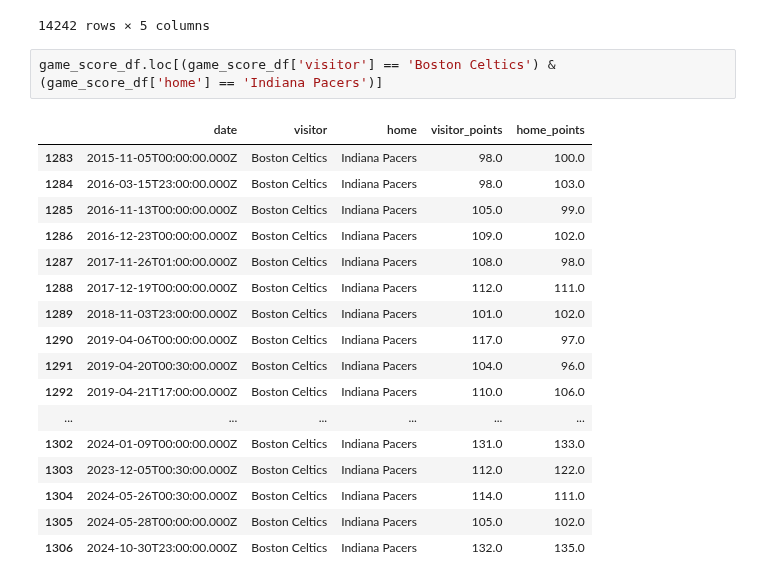
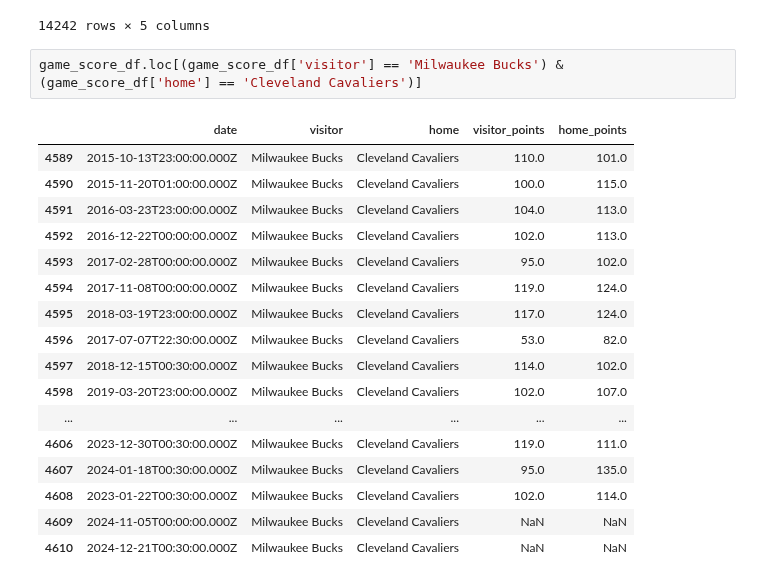
Before and after one commit to VincentGordon-Data-Analyst/nba-api, a Jupyter notebook: teams_etl.ipynb, the cells around one changed output. Drawn from its saved outputs; the diff is of its cells as text.

```diff
--- a/teams_etl.ipynb
+++ b/teams_etl.ipynb
@@ -252,22 +252,22 @@ game_score_df
 | 14241 | 2025-01-24T02:00:00.000Z | Washington Wizards | Utah Jazz | NaN | NaN |
 14242 rows × 5 columns
 # %%
-game_score_df.loc[(game_score_df['visitor'] == 'Boston Celtics') & (game_score_df['home'] == 'Indiana Pacers')]
+game_score_df.loc[(game_score_df['visitor'] == 'Milwaukee Bucks') & (game_score_df['home'] == 'Cleveland Cavaliers')]
 # %% [output]
 |  | date | visitor | home | visitor_points | home_points |
-| 1283 | 2015-11-05T00:00:00.000Z | Boston Celtics | Indiana Pacers | 98.0 | 100.0 |
-| 1284 | 2016-03-15T23:00:00.000Z | Boston Celtics | Indiana Pacers | 98.0 | 103.0 |
-| 1285 | 2016-11-13T00:00:00.000Z | Boston Celtics | Indiana Pacers | 105.0 | 99.0 |
-| 1286 | 2016-12-23T00:00:00.000Z | Boston Celtics | Indiana Pacers | 109.0 | 102.0 |
-| 1287 | 2017-11-26T01:00:00.000Z | Boston Celtics | Indiana Pacers | 108.0 | 98.0 |
-| 1288 | 2017-12-19T00:00:00.000Z | Boston Celtics | Indiana Pacers | 112.0 | 111.0 |
-| 1289 | 2018-11-03T23:00:00.000Z | Boston Celtics | Indiana Pacers | 101.0 | 102.0 |
-| 1290 | 2019-04-06T00:00:00.000Z | Boston Celtics | Indiana Pacers | 117.0 | 97.0 |
-| 1291 | 2019-04-20T00:30:00.000Z | Boston Celtics | Indiana Pacers | 104.0 | 96.0 |
-| 1292 | 2019-04-21T17:00:00.000Z | Boston Celtics | Indiana Pacers | 110.0 | 106.0 |
+| 4589 | 2015-10-13T23:00:00.000Z | Milwaukee Bucks | Cleveland Cavaliers | 110.0 | 101.0 |
+| 4590 | 2015-11-20T01:00:00.000Z | Milwaukee Bucks | Cleveland Cavaliers | 100.0 | 115.0 |
+| 4591 | 2016-03-23T23:00:00.000Z | Milwaukee Bucks | Cleveland Cavaliers | 104.0 | 113.0 |
+| 4592 | 2016-12-22T00:00:00.000Z | Milwaukee Bucks | Cleveland Cavaliers | 102.0 | 113.0 |
+| 4593 | 2017-02-28T00:00:00.000Z | Milwaukee Bucks | Cleveland Cavaliers | 95.0 | 102.0 |
+| 4594 | 2017-11-08T00:00:00.000Z | Milwaukee Bucks | Cleveland Cavaliers | 119.0 | 124.0 |
+| 4595 | 2018-03-19T23:00:00.000Z | Milwaukee Bucks | Cleveland Cavaliers | 117.0 | 124.0 |
+| 4596 | 2017-07-07T22:30:00.000Z | Milwaukee Bucks | Cleveland Cavaliers | 53.0 | 82.0 |
+| 4597 | 2018-12-15T00:30:00.000Z | Milwaukee Bucks | Cleveland Cavaliers | 114.0 | 102.0 |
+| 4598 | 2019-03-20T23:00:00.000Z | Milwaukee Bucks | Cleveland Cavaliers | 102.0 | 107.0 |
 | ... | ... | ... | ... | ... | ... |
-| 1302 | 2024-01-09T00:00:00.000Z | Boston Celtics | Indiana Pacers | 131.0 | 133.0 |
-| 1303 | 2023-12-05T00:30:00.000Z | Boston Celtics | Indiana Pacers | 112.0 | 122.0 |
-| 1304 | 2024-05-26T00:30:00.000Z | Boston Celtics | Indiana Pacers | 114.0 | 111.0 |
-| 1305 | 2024-05-28T00:00:00.000Z | Boston Celtics | Indiana Pacers | 105.0 | 102.0 |
-| 1306 | 2024-10-30T23:00:00.000Z | Boston Celtics | Indiana Pacers | 132.0 | 135.0 |
+| 4606 | 2023-12-30T00:30:00.000Z | Milwaukee Bucks | Cleveland Cavaliers | 119.0 | 111.0 |
+| 4607 | 2024-01-18T00:30:00.000Z | Milwaukee Bucks | Cleveland Cavaliers | 95.0 | 135.0 |
+| 4608 | 2023-01-22T00:30:00.000Z | Milwaukee Bucks | Cleveland Cavaliers | 102.0 | 114.0 |
+| 4609 | 2024-11-05T00:00:00.000Z | Milwaukee Bucks | Cleveland Cavaliers | NaN | NaN |
+| 4610 | 2024-12-21T00:30:00.000Z | Milwaukee Bucks | Cleveland Cavaliers | NaN | NaN |
```
Also changed, not shown: parts of 2 cells of this notebook, 11 other files.
